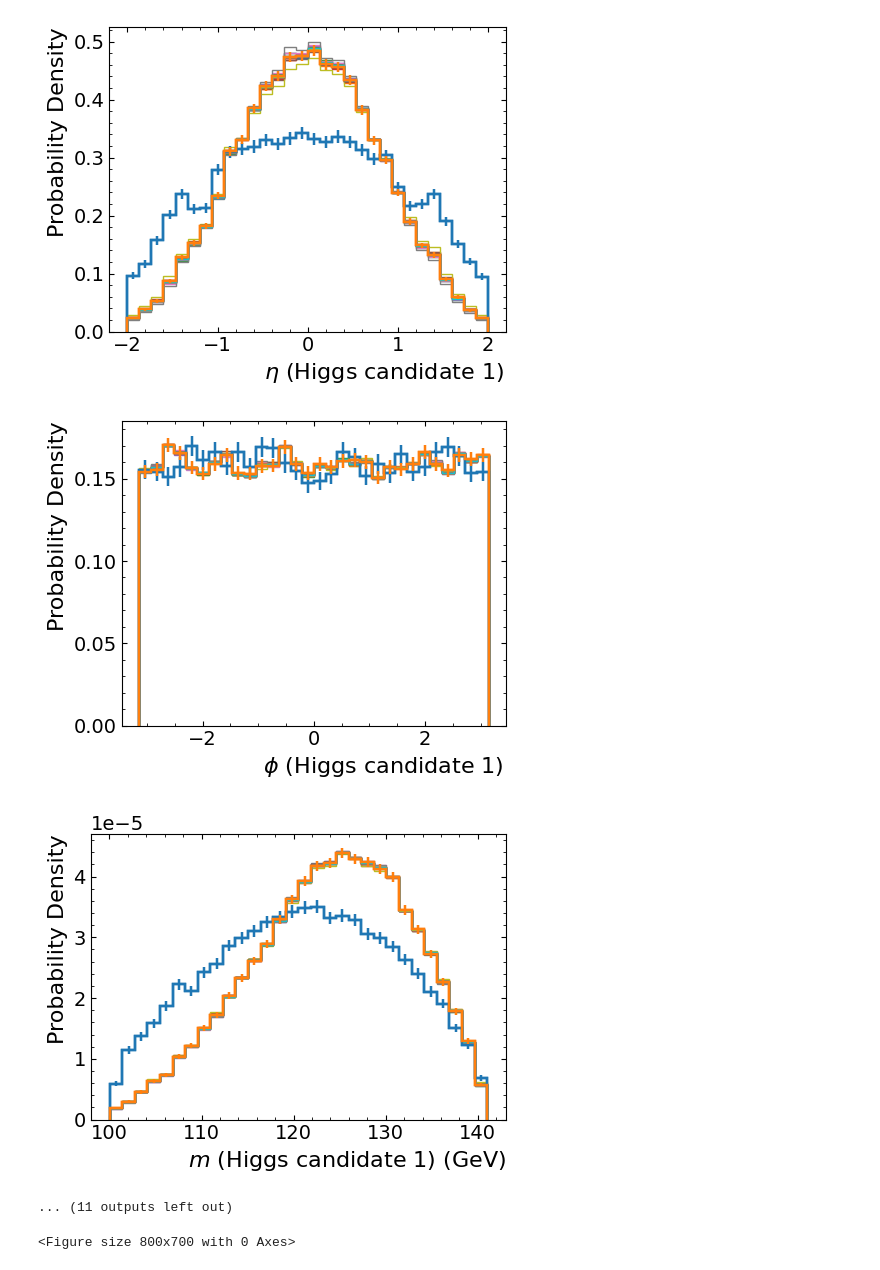
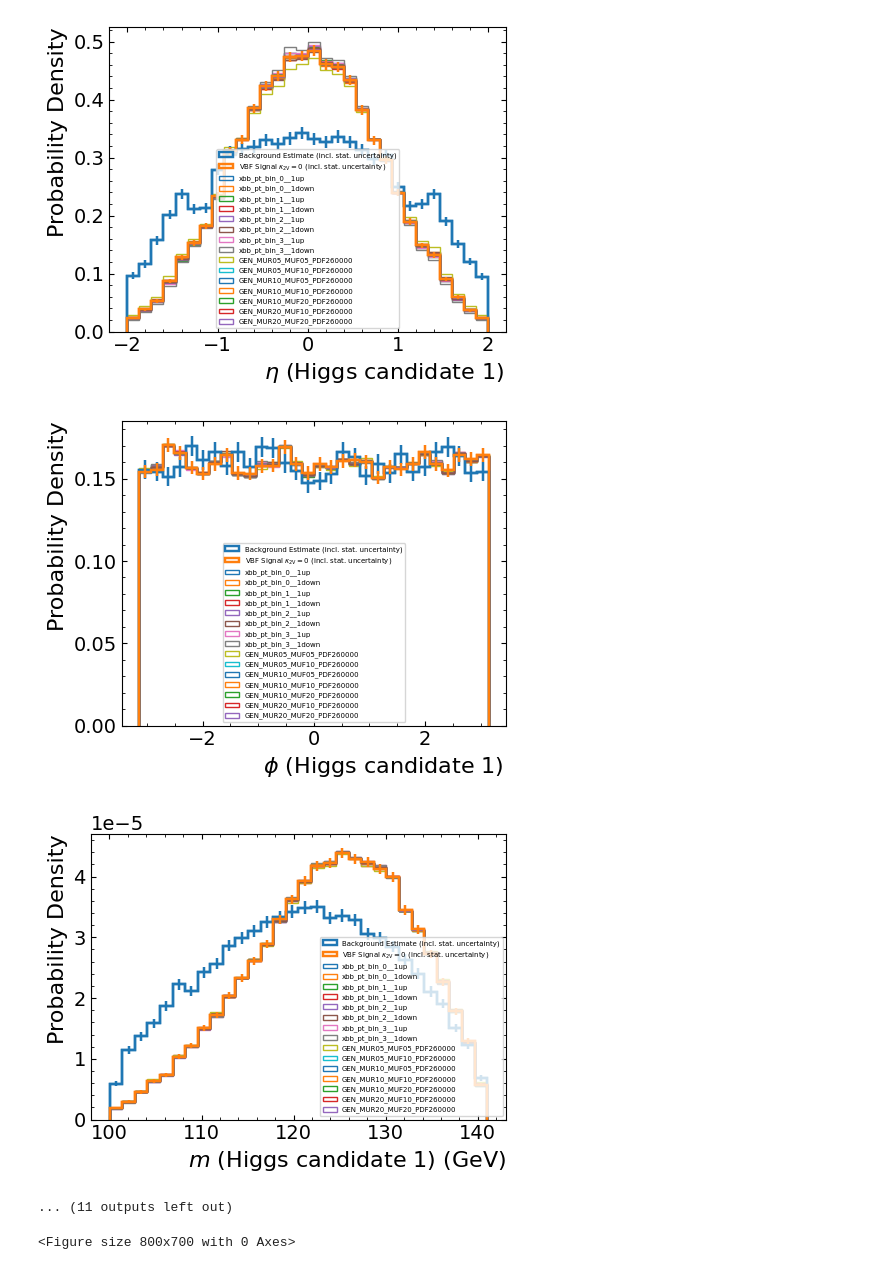
Before and after one commit to fred-renner/tomatos, a Jupyter notebook: tomatos/input_plots.ipynb, the cells around one changed output. Cells and saved outputs as stored; diff of their text form; code cells hidden in the pictures.

```diff
--- a/tomatos/input_plots.ipynb
+++ b/tomatos/input_plots.ipynb
@@ -82,10 +82,10 @@ systematics = [
     "xbb_pt_bin_2__1down",
     "xbb_pt_bin_3__1up",
     "xbb_pt_bin_3__1down",
-    "JET_EtaIntercalibration_NonClosure_PreRec__1up",
-    "JET_EtaIntercalibration_Modelling__1up",
-    "JET_EtaIntercalibration_NonClosure_PreRec__1down",
-    "JET_EtaIntercalibration_Modelling__1down",
+    # "JET_EtaIntercalibration_NonClosure_PreRec__1up",
+    # "JET_EtaIntercalibration_Modelling__1up",
+    # "JET_EtaIntercalibration_NonClosure_PreRec__1down",
+    # "JET_EtaIntercalibration_Modelling__1down",
     "GEN_MUR05_MUF05_PDF260000",
     "GEN_MUR05_MUF10_PDF260000",
     "GEN_MUR10_MUF05_PDF260000",
@@ -105,10 +105,10 @@ labels = [
     "xbb_pt_bin_2__1down",
     "xbb_pt_bin_3__1up",
     "xbb_pt_bin_3__1down",
-    "JET_EtaIntercalibration_NonClosure_PreRec__1up",
-    "JET_EtaIntercalibration_Modelling__1up",
-    "JET_EtaIntercalibration_NonClosure_PreRec__1down",
-    "JET_EtaIntercalibration_Modelling__1down",
+    # "JET_EtaIntercalibration_NonClosure_PreRec__1up",
+    # "JET_EtaIntercalibration_Modelling__1up",
+    # "JET_EtaIntercalibration_NonClosure_PreRec__1down",
+    # "JET_EtaIntercalibration_Modelling__1down",
     "GEN_MUR05_MUF05_PDF260000",
     "GEN_MUR05_MUF10_PDF260000",
     "GEN_MUR10_MUF05_PDF260000",
@@ -353,13 +353,13 @@ with h5py.File(signal_file, "r") as f:
             ax.tick_params(axis="both", which="both", direction="in")  # Ticks inside
             plt.gca().get_xaxis().get_offset_text().set_position((1.12, 0))
 
-            # plt.legend(labels, fontsize=5)
+            plt.legend(labels, fontsize=5)
 
             plt.tight_layout()
 
             plt.savefig(
-                f"/lustre/fs22/group/atlas/freder/hh/run/plots/tomatos_inputs/{var}.pdf"
-                # f"/lustre/fs22/group/atlas/freder/hh/run/plots/tomatos_inputs/with_legend/{var}.pdf"
+                # f"/lustre/fs22/group/atlas/freder/hh/run/plots/tomatos_inputs/{var}.pdf"
+                f"/lustre/fs22/group/atlas/freder/hh/run/plots/tomatos_inputs/with_legend/{var}.pdf"
             )
 
             plt.show()
@@ -377,6 +377,6 @@ with h5py.File(signal_file, "r") as f:
-[figure, old version]
+[figure, new version]
-[figure, old version]
+[figure, new version]
-[figure, old version]
+[figure, new version]
 ... (11 outputs left out)
 # %%
 # make blank
```
Also changed, not shown: parts of 2 cells of this notebook, 8 other files.
